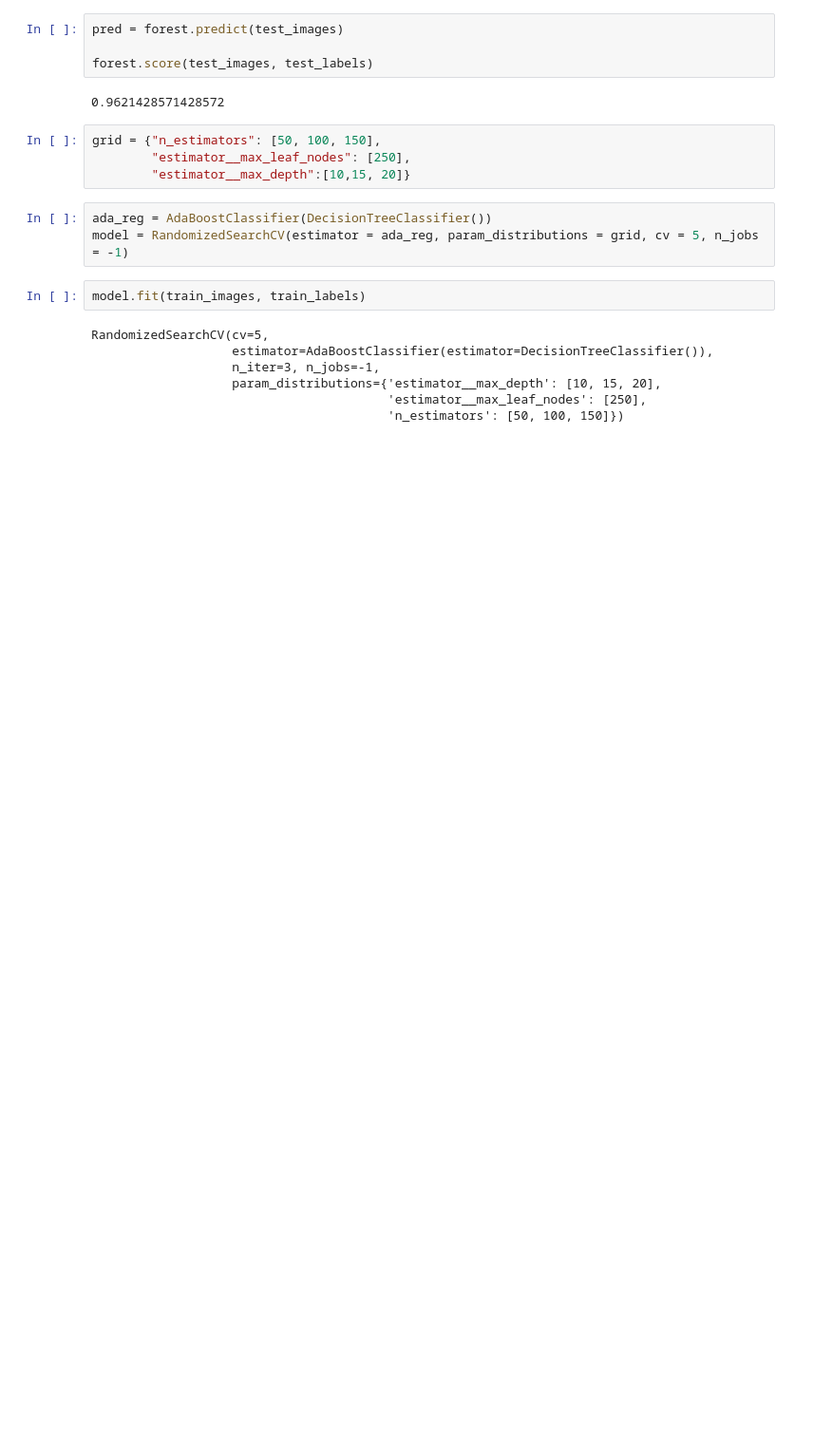
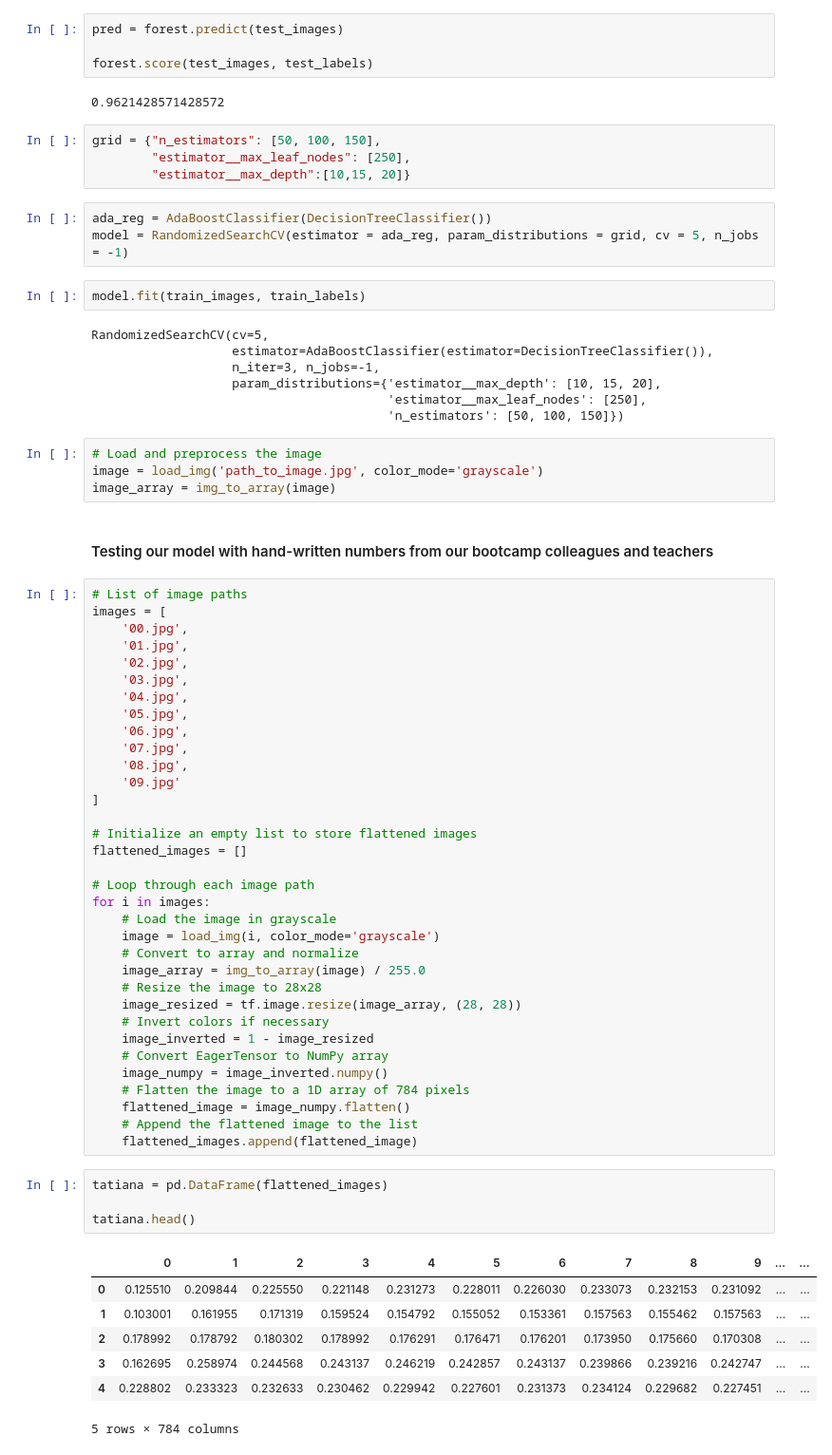
Before and after one commit to Tatiana-ZC/4.Project_Digit_Recognizer, a Jupyter notebook: Digit_Recognizer.ipynb, the cells around one changed output. Shown at 95% size. Cells and saved outputs as stored; diff of their text form; blank space fills up the shorter version.

```diff
--- a/Digit_Recognizer.ipynb
+++ b/Digit_Recognizer.ipynb
@@ -651,3 +652,55 @@ RandomizedSearchCV(cv=5,
                    param_distributions={'estimator__max_depth': [10, 15, 20],
                                         'estimator__max_leaf_nodes': [250],
                                         'n_estimators': [50, 100, 150]})
+# %%
+# Load and preprocess the image
+image = load_img('path_to_image.jpg', color_mode='grayscale')
+image_array = img_to_array(image)
+# %% [markdown]
+#### Testing our model with hand-written numbers from our bootcamp colleagues and teachers
+# %%
+# List of image paths
+images = [
+    '00.jpg',
+    '01.jpg',
+    '02.jpg',
+    '03.jpg',
+    '04.jpg',
+    '05.jpg',
+    '06.jpg',
+    '07.jpg',
+    '08.jpg',
+    '09.jpg'
+]
+
+# Initialize an empty list to store flattened images
+flattened_images = []
+
+# Loop through each image path
+for i in images:
+    # Load the image in grayscale
+    image = load_img(i, color_mode='grayscale')
+    # Convert to array and normalize
+    image_array = img_to_array(image) / 255.0
+    # Resize the image to 28x28
+    image_resized = tf.image.resize(image_array, (28, 28))
+    # Invert colors if necessary
+    image_inverted = 1 - image_resized
+    # Convert EagerTensor to NumPy array
+    image_numpy = image_inverted.numpy()
+    # Flatten the image to a 1D array of 784 pixels
+    flattened_image = image_numpy.flatten()
+    # Append the flattened image to the list
+    flattened_images.append(flattened_image)
+# %%
+tatiana = pd.DataFrame(flattened_images)
+
+tatiana.head()
+# %% [output]
+|  | 0 | 1 | 2 | 3 | 4 | 5 | 6 | 7 | 8 | 9 | ... | ... |
+| 0 | 0.125510 | 0.209844 | 0.225550 | 0.221148 | 0.231273 | 0.228011 | 0.226030 | 0.233073 | 0.232153 | 0.231092 | ... | ... |
+| 1 | 0.103001 | 0.161955 | 0.171319 | 0.159524 | 0.154792 | 0.155052 | 0.153361 | 0.157563 | 0.155462 | 0.157563 | ... | ... |
+| 2 | 0.178992 | 0.178792 | 0.180302 | 0.178992 | 0.176291 | 0.176471 | 0.176201 | 0.173950 | 0.175660 | 0.170308 | ... | ... |
+| 3 | 0.162695 | 0.258974 | 0.244568 | 0.243137 | 0.246219 | 0.242857 | 0.243137 | 0.239866 | 0.239216 | 0.242747 | ... | ... |
+| 4 | 0.228802 | 0.233323 | 0.232633 | 0.230462 | 0.229942 | 0.227601 | 0.231373 | 0.234124 | 0.229682 | 0.227451 | ... | ... |
+5 rows × 784 columns
```
Also changed, not shown: parts of 8 cells of this notebook.
